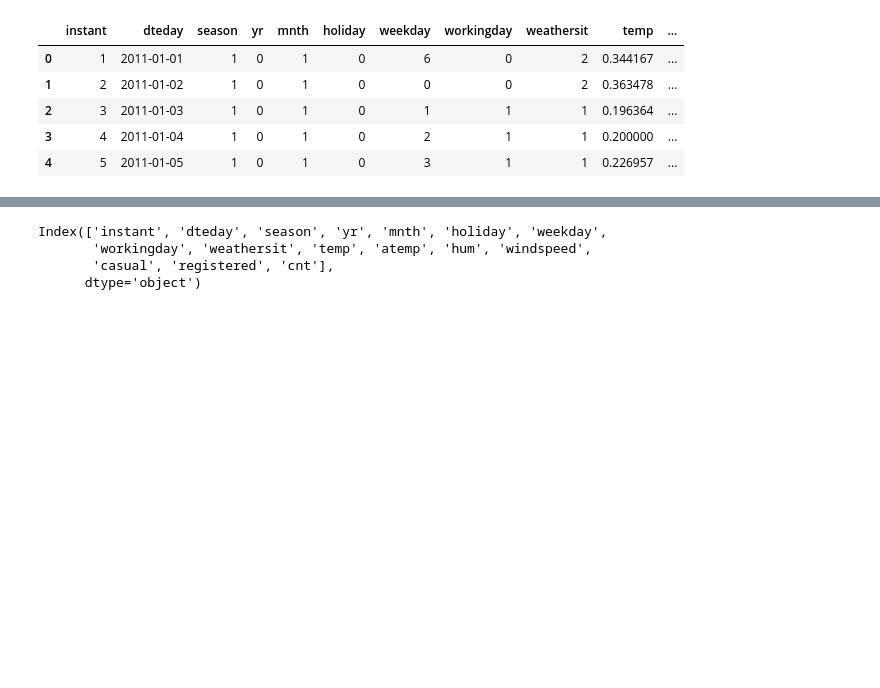
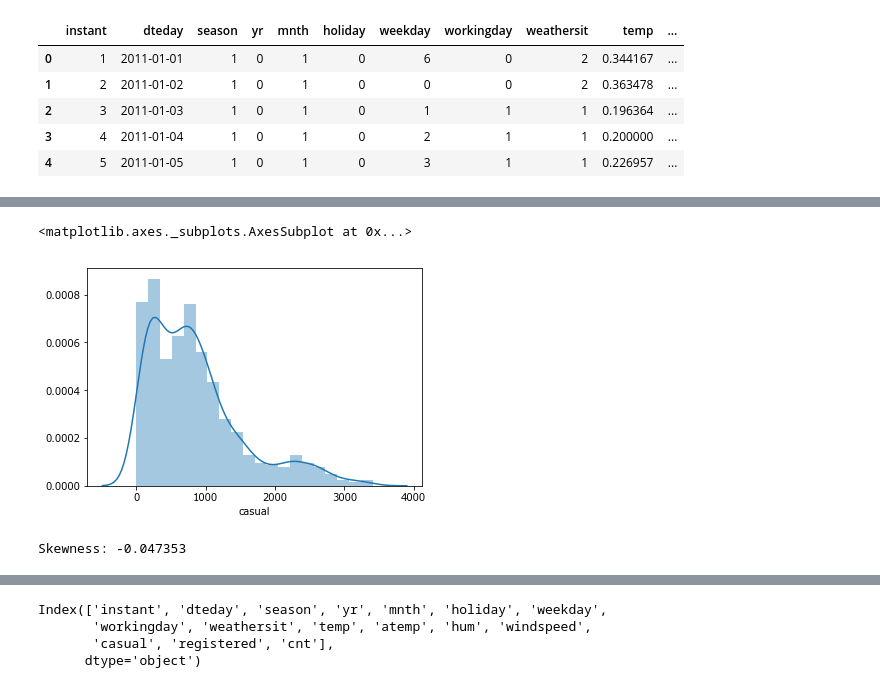
Before and after one commit to bharat284/MyLearningData, a Jupyter notebook: Bike Rental/bike_rental.ipynb, the cells around one changed output, grey strips where cells are left out. Saved outputs shown, nothing was run; the diff lists cells and outputs as text; code cells hidden in the pictures; blank space fills up the shorter version.

```diff
--- a/Bike Rental/bike_rental.ipynb
+++ b/Bike Rental/bike_rental.ipynb
@@ -23,0 +54,9 @@ bike.head()
+# %%
+sns.distplot(bike.casual) # This 'Casual' variable has outliers.
+# %% [output]
+<matplotlib.axes._subplots.AxesSubplot at 0x...>
+[figure, added]
+# %%
+print("Skewness: %f" % bike['cnt'].skew()) #Check skewness of the target variable
+# %% [output]
+Skewness: -0.047353
```
Also changed, not shown: parts of 42 cells of this notebook, 1 other file.
